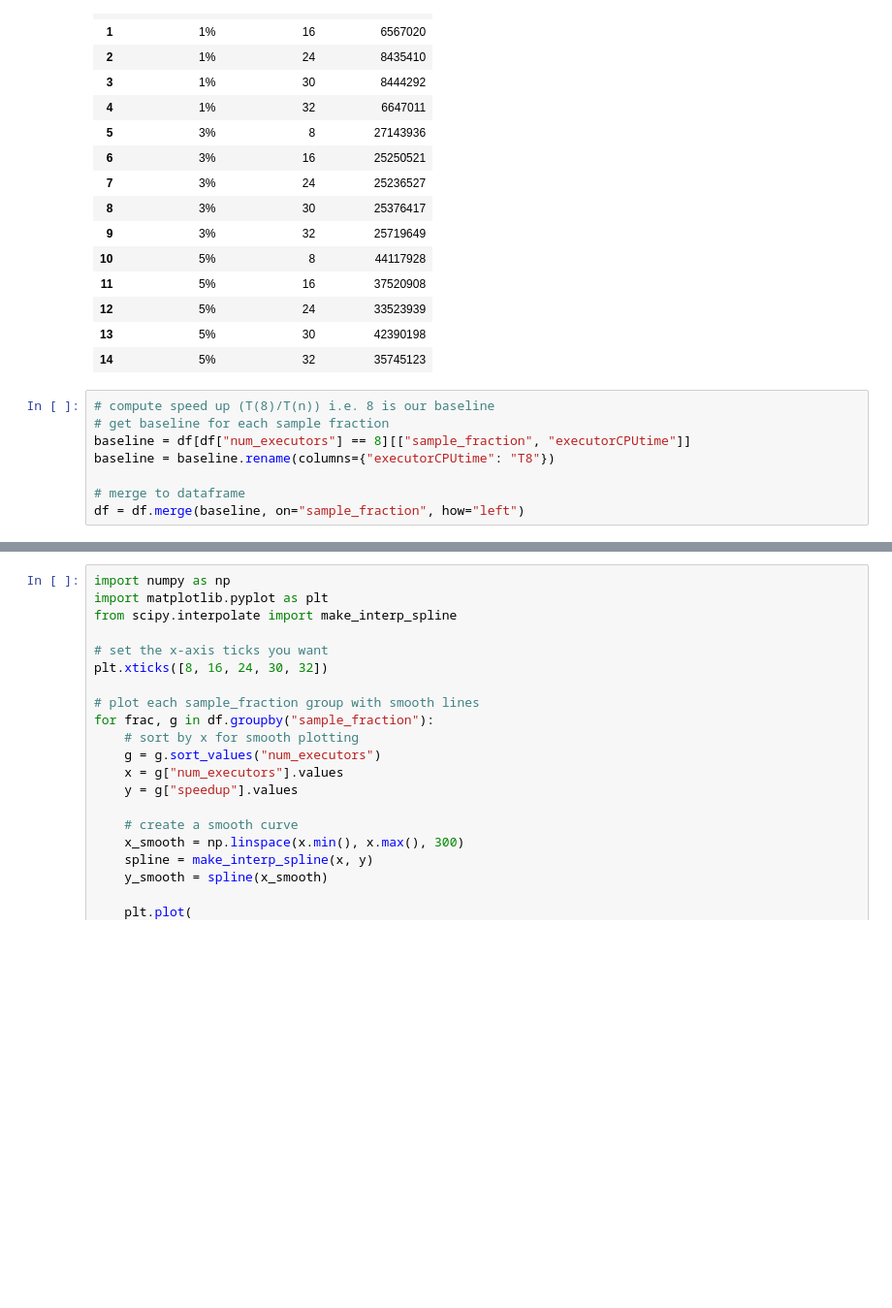
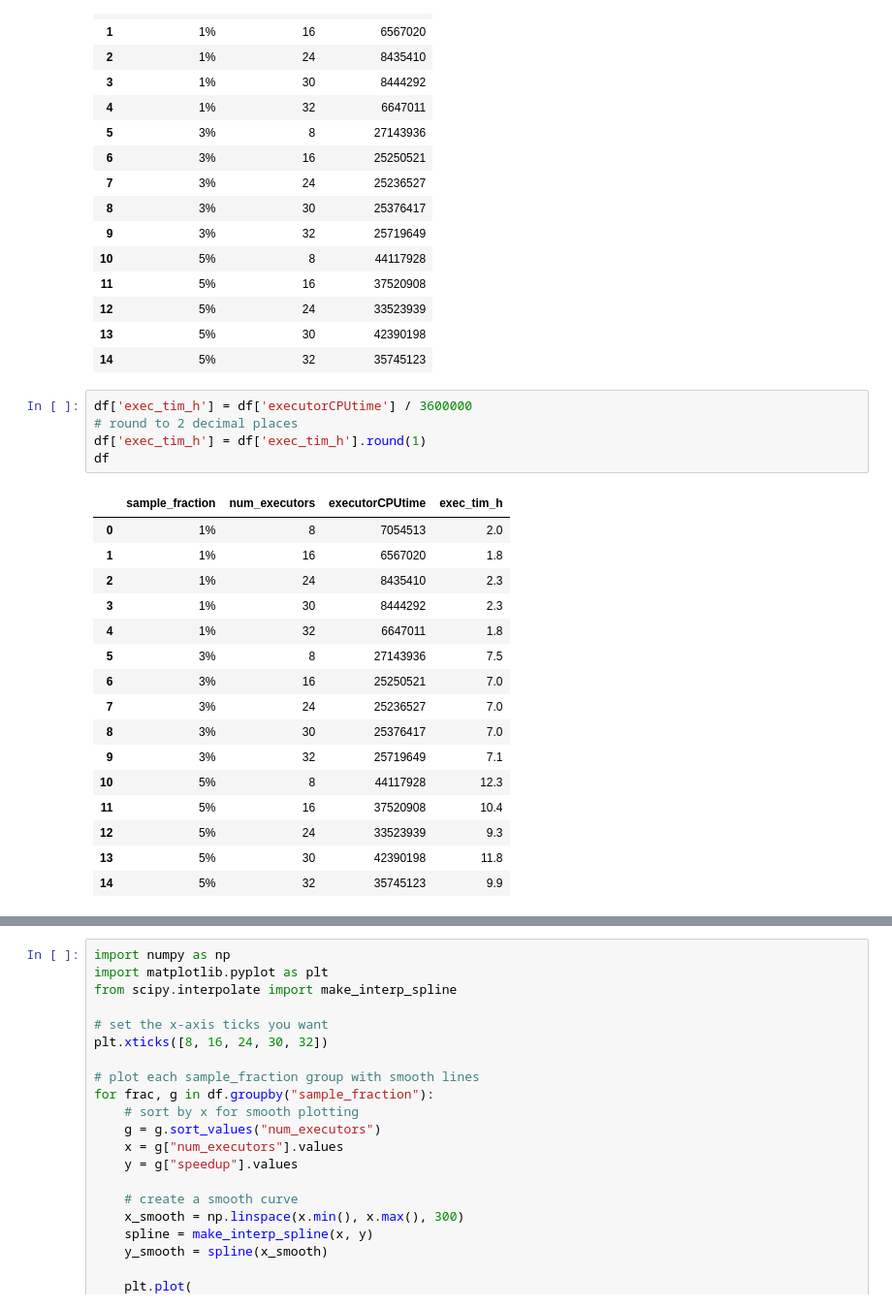
Before and after one commit to brunacandido/big-data-fractal-project, a Jupyter notebook: results/speedup_curves.ipynb, the cells around one changed output, grey strips where cells are left out. Shown: that part at 97% size. Drawn from its saved outputs; the diff is of its cells as text; blank space fills up the shorter version.

```diff
--- a/results/speedup_curves.ipynb
+++ b/results/speedup_curves.ipynb
@@ -34,11 +34,25 @@ df
 | 12 | 5% | 24 | 33523939 |
 | 13 | 5% | 30 | 42390198 |
 | 14 | 5% | 32 | 35745123 |
-# %%
-# compute speed up (T(8)/T(n)) i.e. 8 is our baseline
-# get baseline for each sample fraction
-baseline = df[df["num_executors"] == 8][["sample_fraction", "executorCPUtime"]]
-baseline = baseline.rename(columns={"executorCPUtime": "T8"})
-
-# merge to dataframe
-df = df.merge(baseline, on="sample_fraction", how="left")
+# %%
+df['exec_tim_h'] = df['executorCPUtime'] / 3600000
+# round to 2 decimal places
+df['exec_tim_h'] = df['exec_tim_h'].round(1)
+df
+# %% [output]
+|  | sample_fraction | num_executors | executorCPUtime | exec_tim_h |
+| 0 | 1% | 8 | 7054513 | 2.0 |
+| 1 | 1% | 16 | 6567020 | 1.8 |
+| 2 | 1% | 24 | 8435410 | 2.3 |
+| 3 | 1% | 30 | 8444292 | 2.3 |
+| 4 | 1% | 32 | 6647011 | 1.8 |
+| 5 | 3% | 8 | 27143936 | 7.5 |
+| 6 | 3% | 16 | 25250521 | 7.0 |
+| 7 | 3% | 24 | 25236527 | 7.0 |
+| 8 | 3% | 30 | 25376417 | 7.0 |
+| 9 | 3% | 32 | 25719649 | 7.1 |
+| 10 | 5% | 8 | 44117928 | 12.3 |
+| 11 | 5% | 16 | 37520908 | 10.4 |
+| 12 | 5% | 24 | 33523939 | 9.3 |
+| 13 | 5% | 30 | 42390198 | 11.8 |
+| 14 | 5% | 32 | 35745123 | 9.9 |
```
Also changed, not shown: parts of 4 cells of this notebook.
